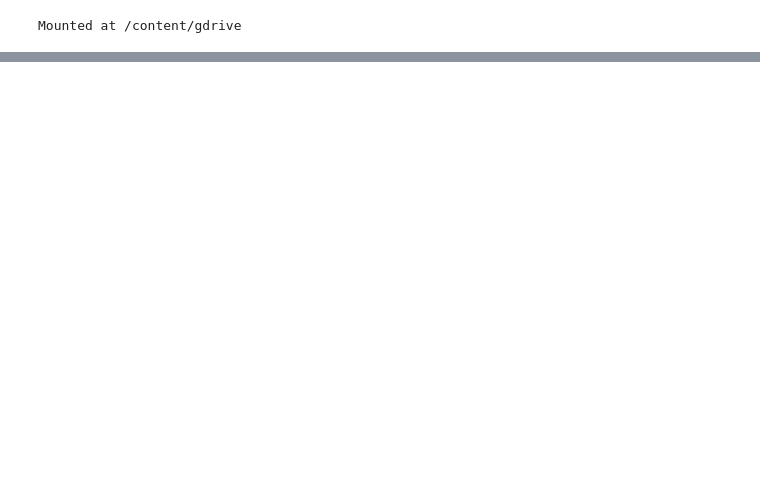
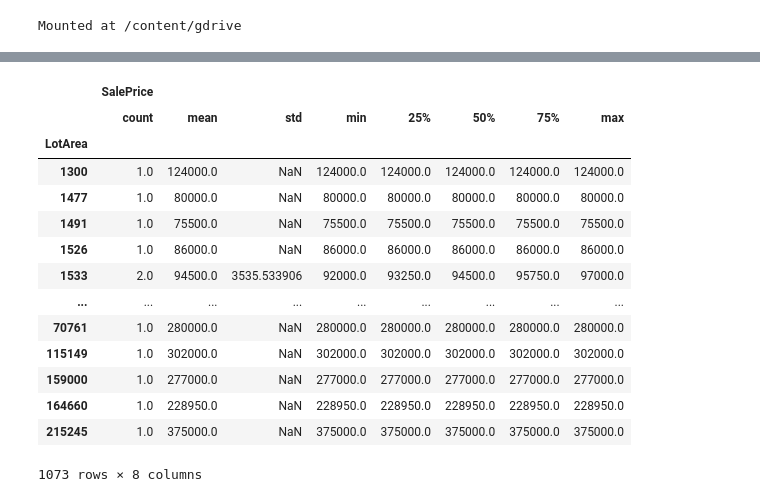
Before and after one commit to porcelainruler/Kaggle, a Jupyter notebook: HousePricePrediction.ipynb, the cells around one changed output, grey strips where cells are left out. Saved outputs shown, nothing was run; the diff lists cells and outputs as text; code cells hidden in the pictures; blank space fills up the shorter version.

```diff
--- a/HousePricePrediction.ipynb
+++ b/HousePricePrediction.ipynb
@@ -20,0 +44,3 @@ os.environ['KAGGLE_CONFIG_DIR'] = "/content/gdrive/My Drive/Kaggle/HousePredicti
+# %%
+train = pd.read_csv('train.csv')
+train.head()
@@ -20,0 +84,27 @@ os.environ['KAGGLE_CONFIG_DIR'] = "/content/gdrive/My Drive/Kaggle/HousePredicti
+# %%
+train[['LotArea', 'Street', 'SalePrice']].groupby('Street').mean()
+
+train['Street'].values
+train['Street'].unique()
+
+train['Alley'].unique()
+train[['Alley', 'SalePrice']].groupby('Alley').describe()
+# train[['LotArea', 'SalePrice']].groupby('LotArea').count().SalePrice.sum()  # Count Total Entry
+
+train[['LotArea', 'SalePrice']].groupby('LotArea').describe()
+# %% [output]
+|  | SalePrice |  |  |  |  |  |  |  |
+|  | count | mean | std | min | 25% | 50% | 75% | max |
+| LotArea |  |  |  |  |  |  |  |  |
+| 1300 | 1.0 | 124000.0 | NaN | 124000.0 | 124000.0 | 124000.0 | 124000.0 | 124000.0 |
+| 1477 | 1.0 | 80000.0 | NaN | 80000.0 | 80000.0 | 80000.0 | 80000.0 | 80000.0 |
+| 1491 | 1.0 | 75500.0 | NaN | 75500.0 | 75500.0 | 75500.0 | 75500.0 | 75500.0 |
+| 1526 | 1.0 | 86000.0 | NaN | 86000.0 | 86000.0 | 86000.0 | 86000.0 | 86000.0 |
+| 1533 | 2.0 | 94500.0 | 3535.533906 | 92000.0 | 93250.0 | 94500.0 | 95750.0 | 97000.0 |
+| ... | ... | ... | ... | ... | ... | ... | ... | ... |
+| 70761 | 1.0 | 280000.0 | NaN | 280000.0 | 280000.0 | 280000.0 | 280000.0 | 280000.0 |
+| 115149 | 1.0 | 302000.0 | NaN | 302000.0 | 302000.0 | 302000.0 | 302000.0 | 302000.0 |
+| 159000 | 1.0 | 277000.0 | NaN | 277000.0 | 277000.0 | 277000.0 | 277000.0 | 277000.0 |
+| 164660 | 1.0 | 228950.0 | NaN | 228950.0 | 228950.0 | 228950.0 | 228950.0 | 228950.0 |
+| 215245 | 1.0 | 375000.0 | NaN | 375000.0 | 375000.0 | 375000.0 | 375000.0 | 375000.0 |
+1073 rows × 8 columns
```
Also changed, not shown: parts of 11 cells of this notebook.
